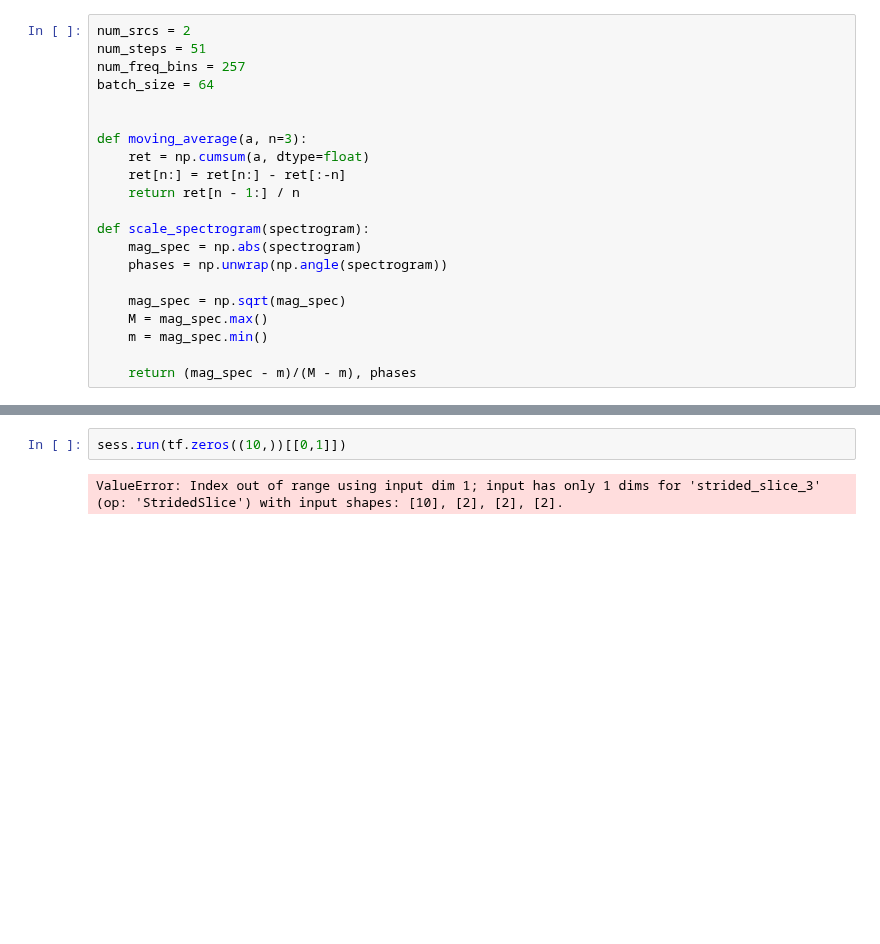
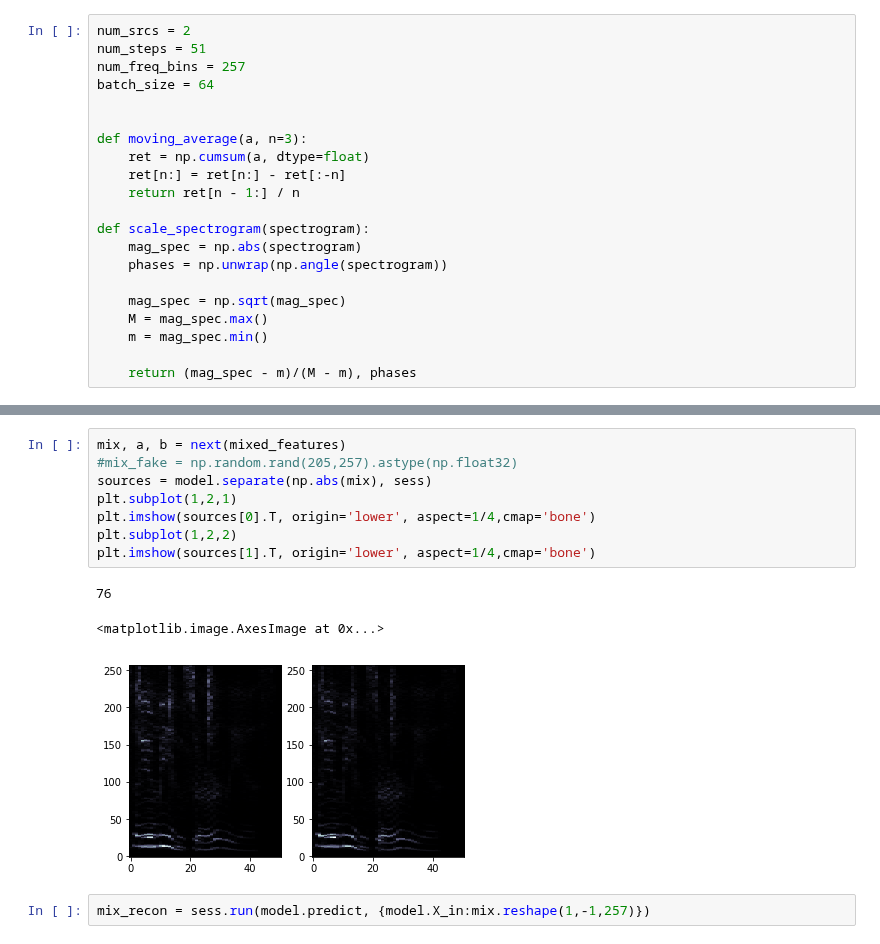
Before and after one commit to Lab41/Magnolia, a Jupyter notebook: sandbox/pit-demo/pitter-patter.ipynb, the cells around one changed output, grey strips where cells are left out. Saved outputs shown, nothing was run; the diff lists cells and outputs as text; blank space fills up the shorter version.

```diff
--- a/sandbox/pit-demo/pitter-patter.ipynb
+++ b/sandbox/pit-demo/pitter-patter.ipynb
@@ -239,4 +87,14 @@ for i, batch in enumerate(islice(data_batches, 100000)):
-# %%
-sess.run(tf.zeros((10,))[[0,1]])
-# %% [output]
-ValueError: Index out of range using input dim 1; input has only 1 dims for 'strided_slice_3' (op: 'StridedSlice') with input shapes: [10], [2], [2], [2].
+# %%
+mix, a, b = next(mixed_features)
+#mix_fake = np.random.rand(205,257).astype(np.float32)
+sources = model.separate(np.abs(mix), sess)
+plt.subplot(1,2,1)
+plt.imshow(sources[0].T, origin='lower', aspect=1/4,cmap='bone')
+plt.subplot(1,2,2)
+plt.imshow(sources[1].T, origin='lower', aspect=1/4,cmap='bone')
+# %% [output]
+76
+<matplotlib.image.AxesImage at 0x...>
+[figure, added]
+# %%
+mix_recon = sess.run(model.predict, {model.X_in:mix.reshape(1,-1,257)})
```
Also changed, not shown: parts of 9 cells of this notebook.
